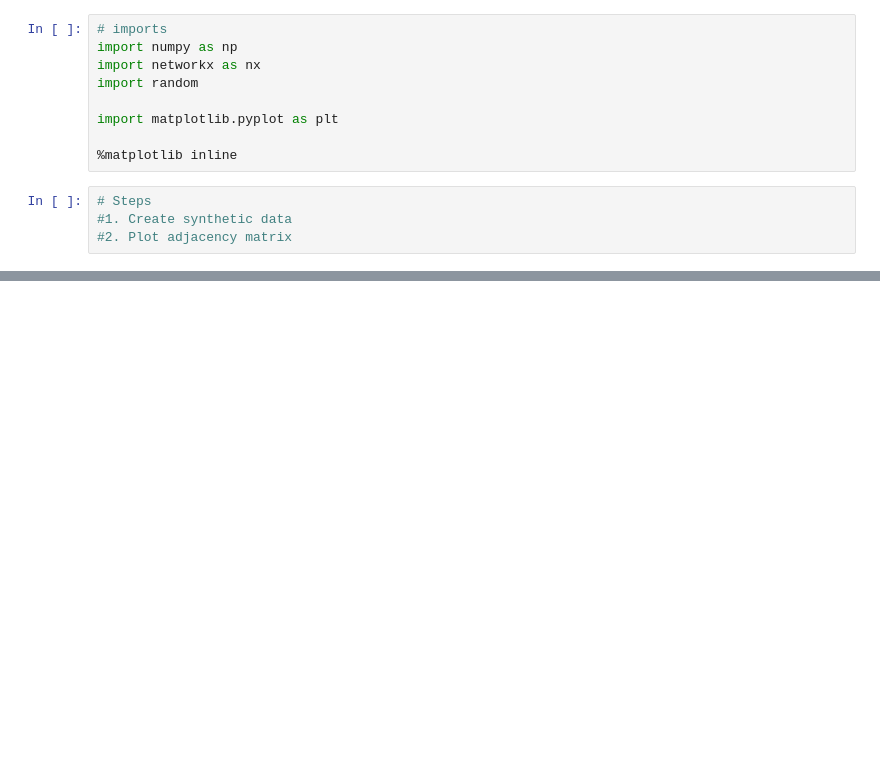
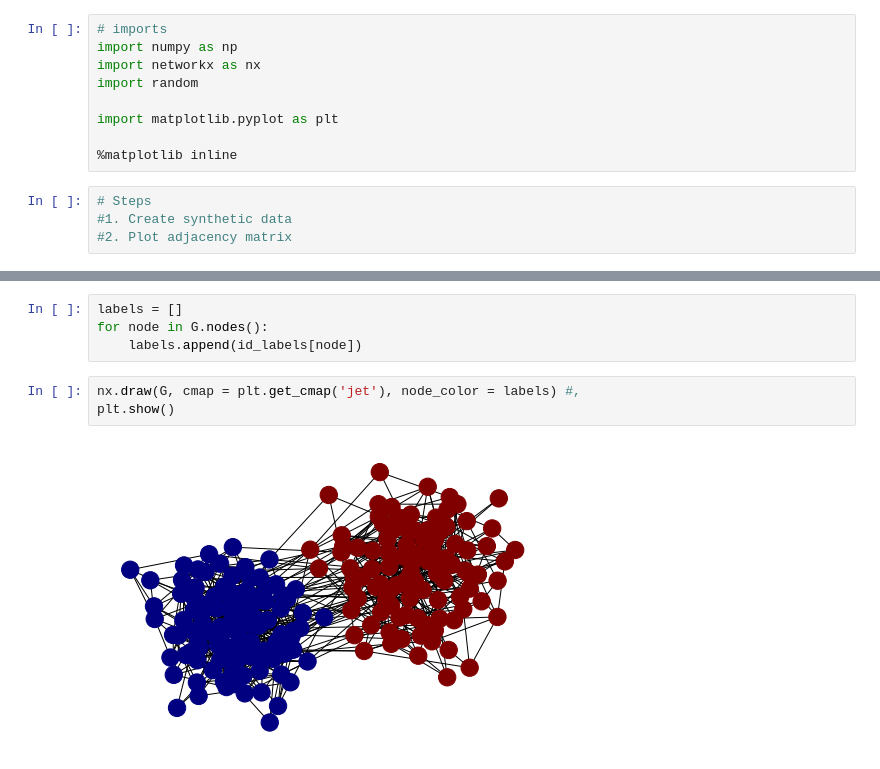
Before and after one commit to sumeetkr/AwesomeSocialMediaPolarizationAndEchoChambers, a Jupyter notebook: CreateSyntheticDataset.ipynb, the cells around one changed output, grey strips where cells are left out. Saved outputs shown, nothing was run; the diff lists cells and outputs as text; blank space fills up the shorter version.

```diff
--- a/CreateSyntheticDataset.ipynb
+++ b/CreateSyntheticDataset.ipynb
@@ -157,0 +159,9 @@ draw_adjacency_matrix(adjacency_matrix)
+# %%
+labels = []
+for node in G.nodes():
+    labels.append(id_labels[node])
+# %%
+nx.draw(G, cmap = plt.get_cmap('jet'), node_color = labels) #,
+plt.show()
+# %% [output]
+[figure, added]
```
Also changed, not shown: parts of 2 cells of this notebook, 1 other file.
